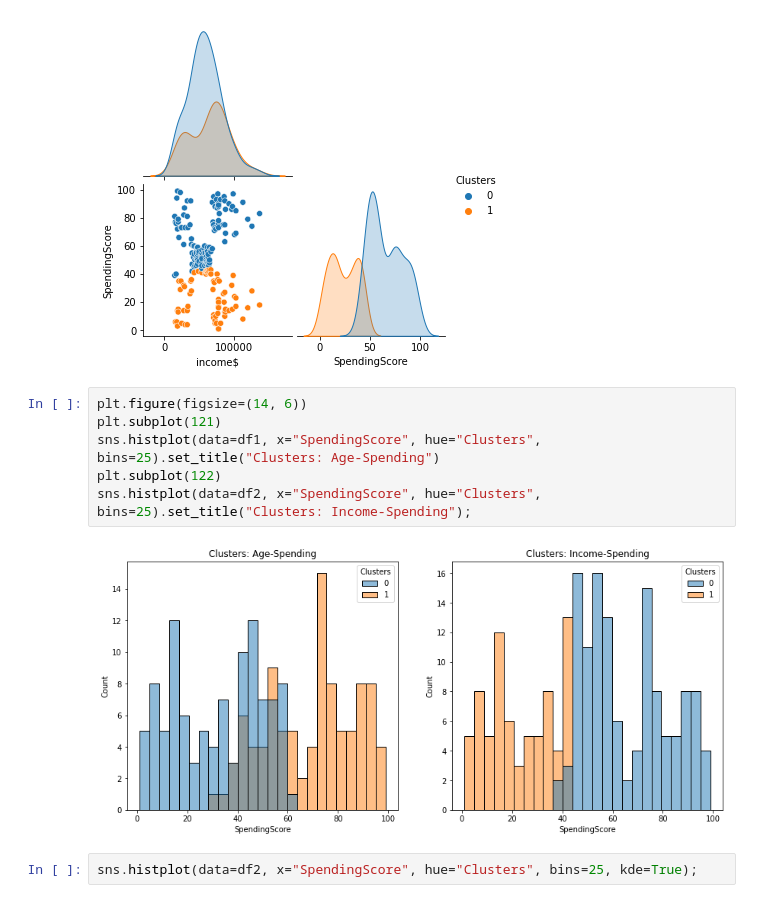
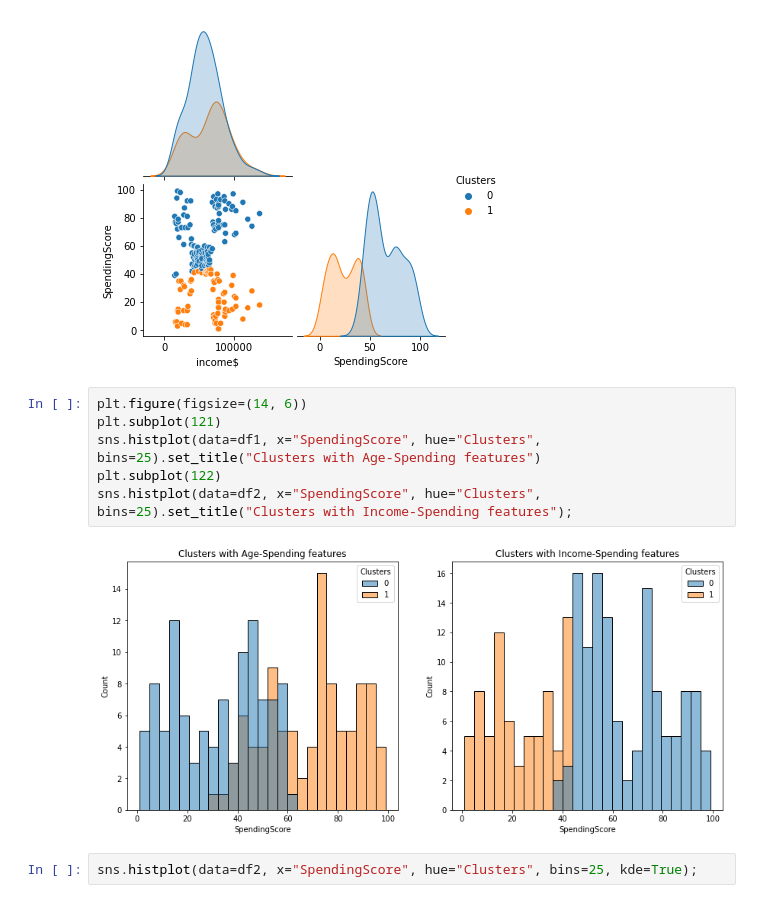
Before and after one commit to harun1yuksel/working, a Jupyter notebook: ML projects/clustering/Cluestering_Analysis_Customers_Segmentation_Project.ipynb, the cells around one changed output. Saved outputs shown, nothing was run; the diff lists cells and outputs as text.

Commit message:
clustering project

```diff
--- a/ML projects/clustering/Cluestering_Analysis_Customers_Segmentation_Project.ipynb
+++ b/ML projects/clustering/Cluestering_Analysis_Customers_Segmentation_Project.ipynb
@@ -426,11 +411,11 @@ sns.pairplot(data=df2, hue="Clusters", corner=True);
 # %%
 plt.figure(figsize=(14, 6))
 plt.subplot(121)
-sns.histplot(data=df1, x="SpendingScore", hue="Clusters", bins=25).set_title("Clusters: Age-Spending")
+sns.histplot(data=df1, x="SpendingScore", hue="Clusters", bins=25).set_title("Clusters with Age-Spending features")
 plt.subplot(122)
-sns.histplot(data=df2, x="SpendingScore", hue="Clusters", bins=25).set_title("Clusters: Income-Spending");
+sns.histplot(data=df2, x="SpendingScore", hue="Clusters", bins=25).set_title("Clusters with Income-Spending features");
 # %% [output]
-[figure, old version]
+[figure, new version]
 # %%
 sns.histplot(data=df2, x="SpendingScore", hue="Clusters", bins=25, kde=True);
 # %% [output]
```
Also changed, not shown: parts of 9 cells of this notebook.
